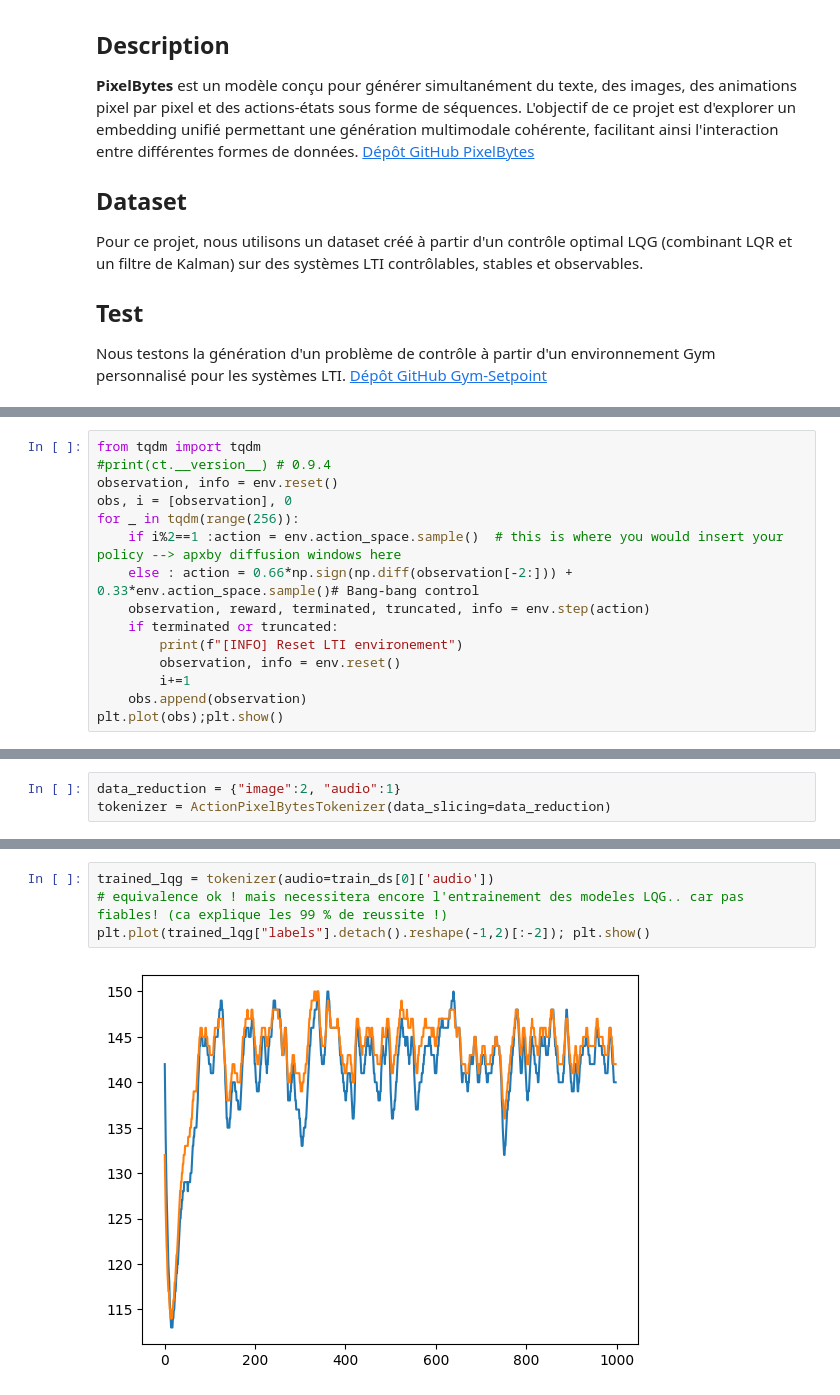
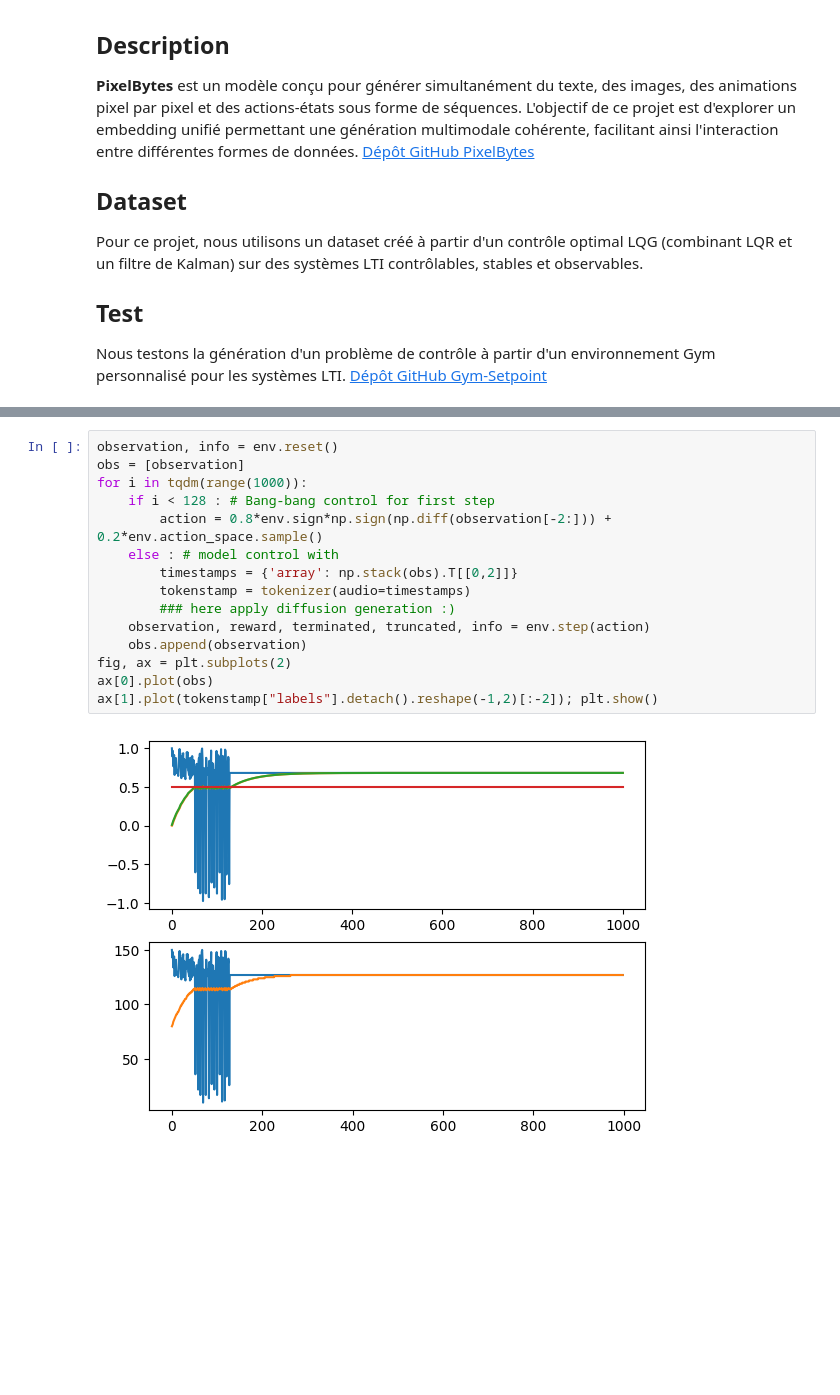
Before and after one commit to fabienfrfr/PixelBytes, a Jupyter notebook: docs/actionpixelbytes-testcontrol.ipynb, the cells around one changed output, grey strips where cells are left out. Saved outputs shown, nothing was run; the diff lists cells and outputs as text; blank space fills up the shorter version.

```diff
--- a/docs/actionpixelbytes-testcontrol.ipynb
+++ b/docs/actionpixelbytes-testcontrol.ipynb
@@ -63,15 +94,0 @@ dtype: object 0.5
-# %%
-from tqdm import tqdm
-#print(ct.__version__) # 0.9.4
-observation, info = env.reset()
-obs, i = [observation], 0
-for _ in tqdm(range(256)):
-    if i%2==1 :action = env.action_space.sample()  # this is where you would insert your policy --> apxby diffusion windows here
-    else : action = 0.66*np.sign(np.diff(observation[-2:])) + 0.33*env.action_space.sample()# Bang-bang control
-    observation, reward, terminated, truncated, info = env.step(action)
-    if terminated or truncated:
-        print(f"[INFO] Reset LTI environement")
-        observation, info = env.reset()
-        i+=1
-    obs.append(observation)
-plt.plot(obs);plt.show()
@@ -84,3 +94,0 @@ model = aPxBySequenceModel.from_pretrained("ffurfaro/aPixelBytes-OptimalControl"
-# %%
-data_reduction = {"image":2, "audio":1}
-tokenizer = ActionPixelBytesTokenizer(data_slicing=data_reduction)
@@ -94,6 +95,17 @@ plt.plot(gym_lti["labels"].detach().reshape(-1,2)[:-2]); plt.show()
-# %%
-trained_lqg = tokenizer(audio=train_ds[0]['audio'])
-# equivalence ok ! mais necessitera encore l'entrainement des modeles LQG.. car pas fiables! (ca explique les 99 % de reussite !)
-plt.plot(trained_lqg["labels"].detach().reshape(-1,2)[:-2]); plt.show()
-# %% [output]
-[figure, removed]
+# %%
+observation, info = env.reset()
+obs = [observation]
+for i in tqdm(range(1000)):
+    if i < 128 : # Bang-bang control for first step
+        action = 0.8*env.sign*np.sign(np.diff(observation[-2:])) + 0.2*env.action_space.sample()
+    else : # model control with
+        timestamps = {'array': np.stack(obs).T[[0,2]]}
+        tokenstamp = tokenizer(audio=timestamps)
+        ### here apply diffusion generation :)
+    observation, reward, terminated, truncated, info = env.step(action)
+    obs.append(observation)
+fig, ax = plt.subplots(2)
+ax[0].plot(obs)
+ax[1].plot(tokenstamp["labels"].detach().reshape(-1,2)[:-2]); plt.show()
+# %% [output]
+[figure, added]
```
Also changed, not shown: parts of 12 cells of this notebook, 5 other files.
